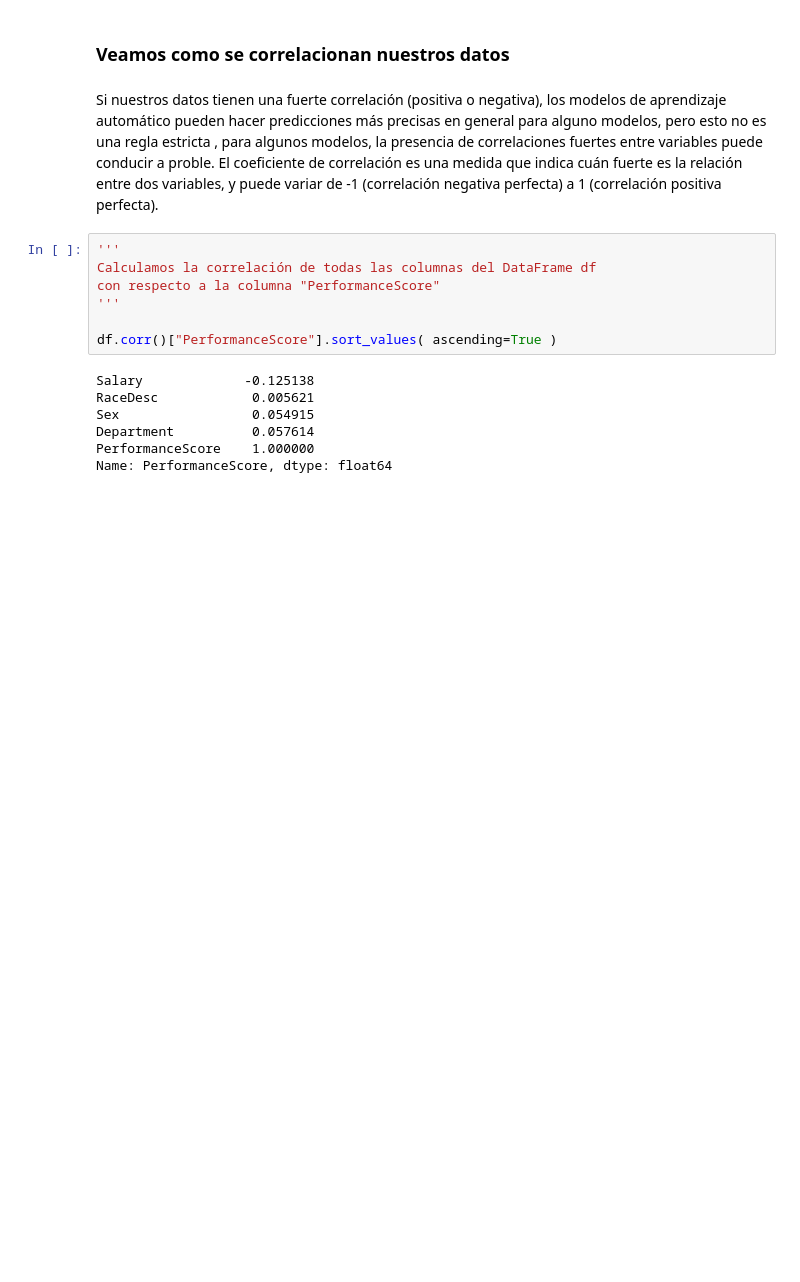
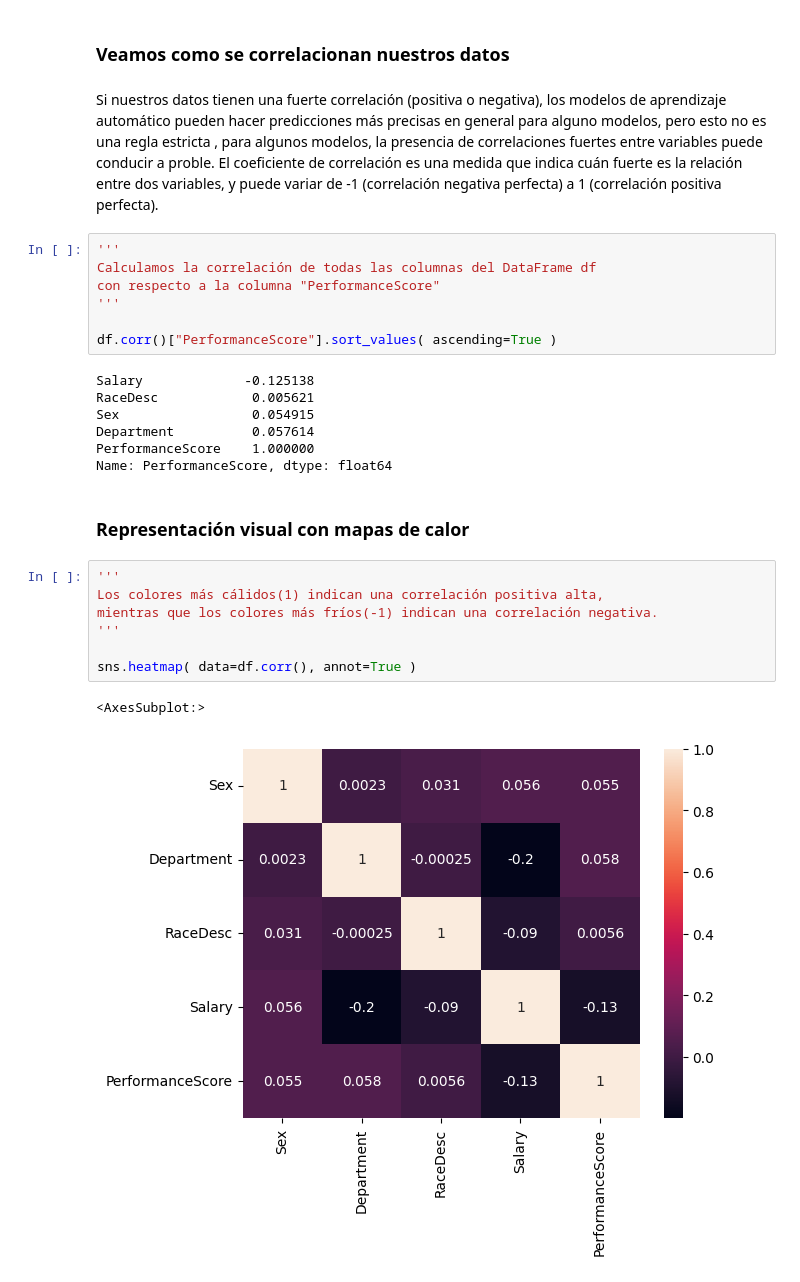
Before and after one commit to ricklarave/Clasificacion_de_la_valoracion_del_desempeno_de_los_empleados, a Jupyter notebook: Employee Performance Score Classification.ipynb, the cells around one changed output. Cells and saved outputs as stored; diff of their text form; blank space fills up the shorter version.

Commit message:
Grafico de calor

```diff
--- a/Employee Performance Score Classification.ipynb
+++ b/Employee Performance Score Classification.ipynb
@@ -468,3 +470,15 @@ Sex                 0.054915
 Department          0.057614
 PerformanceScore    1.000000
 Name: PerformanceScore, dtype: float64
+# %% [markdown]
+### Representación visual con mapas de calor
+# %%
+'''
+Los colores más cálidos(1) indican una correlación positiva alta,
+mientras que los colores más fríos(-1) indican una correlación negativa.
+'''
+
+sns.heatmap( data=df.corr(), annot=True )
+# %% [output]
+<AxesSubplot:>
+[figure, added]
```
Also changed, not shown: parts of 1 cell of this notebook.
